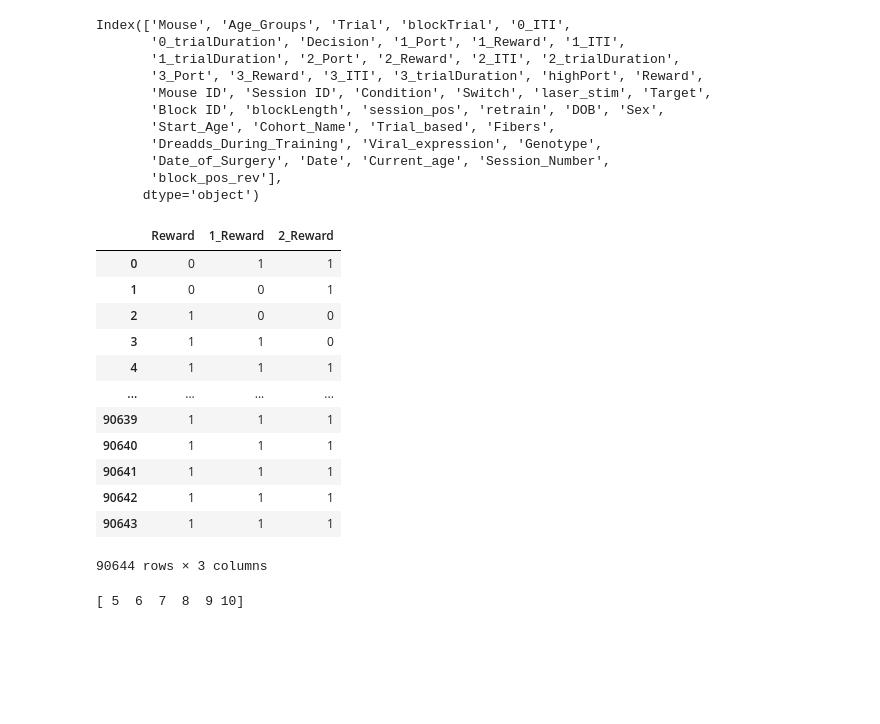
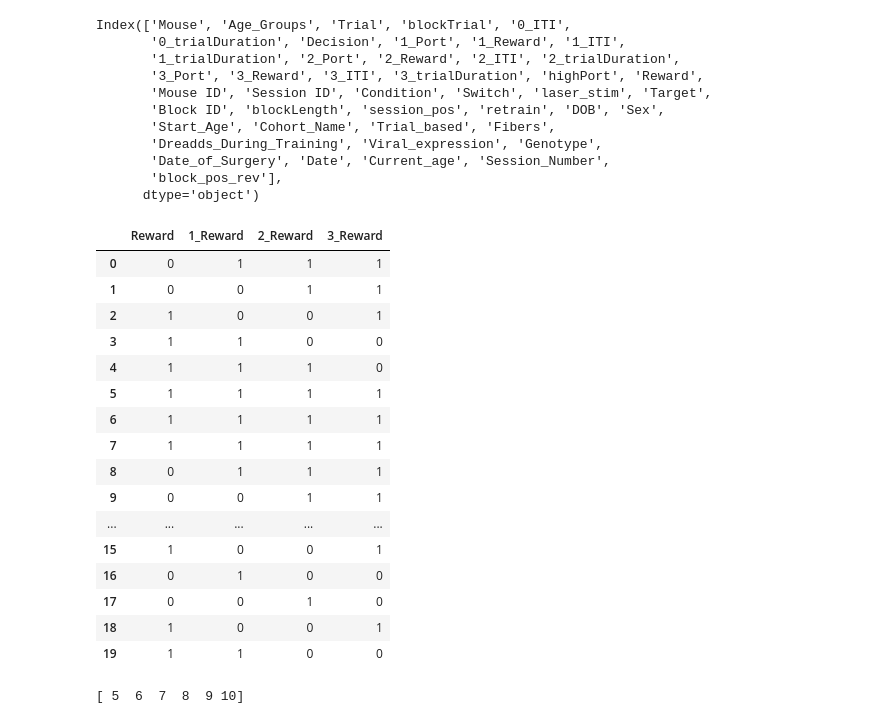
Before and after one commit to carlotoast/DRKM_Mouse_Jun25, a Jupyter notebook: KM_data_summary_0616.ipynb, the cells around one changed output. Cells and saved outputs as stored; diff of their text form; code cells hidden in the pictures; blank space fills up the shorter version.

```diff
--- a/KM_data_summary_0616.ipynb
+++ b/KM_data_summary_0616.ipynb
@@ -51,21 +51,25 @@ summary_data = []
 data_df = df[df['Condition'] == '80-20']  # Filter for retrain == 0
 # %%
 #Visualize data_df
-data_df[['Reward','1_Reward','2_Reward']]
+data_df[['Reward','1_Reward','2_Reward','3_Reward']].head(20)
 # %% [output]
-|  | Reward | 1_Reward | 2_Reward |
-| 0 | 0 | 1 | 1 |
-| 1 | 0 | 0 | 1 |
-| 2 | 1 | 0 | 0 |
-| 3 | 1 | 1 | 0 |
-| 4 | 1 | 1 | 1 |
-| ... | ... | ... | ... |
-| 90639 | 1 | 1 | 1 |
-| 90640 | 1 | 1 | 1 |
-| 90641 | 1 | 1 | 1 |
-| 90642 | 1 | 1 | 1 |
-| 90643 | 1 | 1 | 1 |
+|  | Reward | 1_Reward | 2_Reward | 3_Reward |
+| 0 | 0 | 1 | 1 | 1 |
+| 1 | 0 | 0 | 1 | 1 |
+| 2 | 1 | 0 | 0 | 1 |
+| 3 | 1 | 1 | 0 | 0 |
+| 4 | 1 | 1 | 1 | 0 |
+| 5 | 1 | 1 | 1 | 1 |
+| 6 | 1 | 1 | 1 | 1 |
+| 7 | 1 | 1 | 1 | 1 |
+| 8 | 0 | 1 | 1 | 1 |
+| 9 | 0 | 0 | 1 | 1 |
+| ... | ... | ... | ... | ... |
+| 15 | 1 | 0 | 0 | 1 |
+| 16 | 0 | 1 | 0 | 0 |
+| 17 | 0 | 0 | 1 | 0 |
+| 18 | 1 | 0 | 0 | 1 |
+| 19 | 1 | 1 | 0 | 0 |
-90644 rows × 3 columns
 # %%
 unique_sessions = data_df.Session_Number.unique()
 
```
Also changed, not shown: parts of 21 cells of this notebook.
